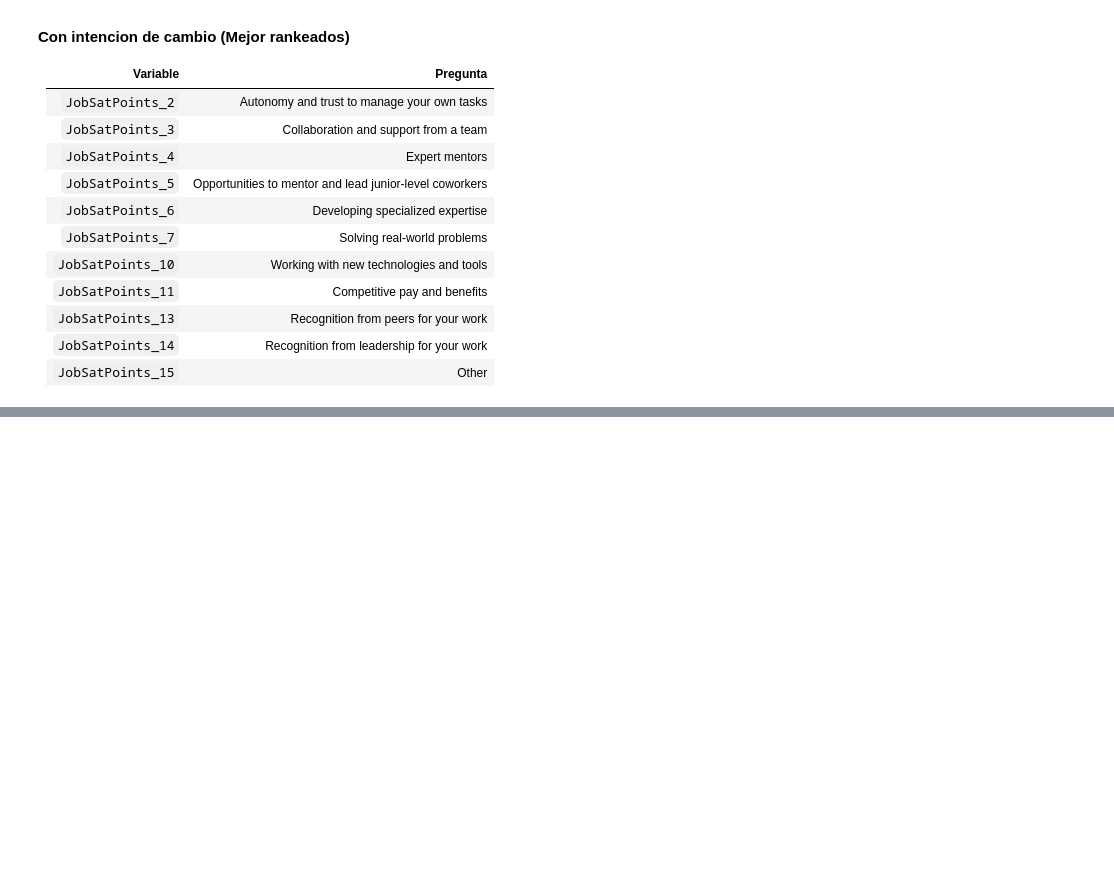
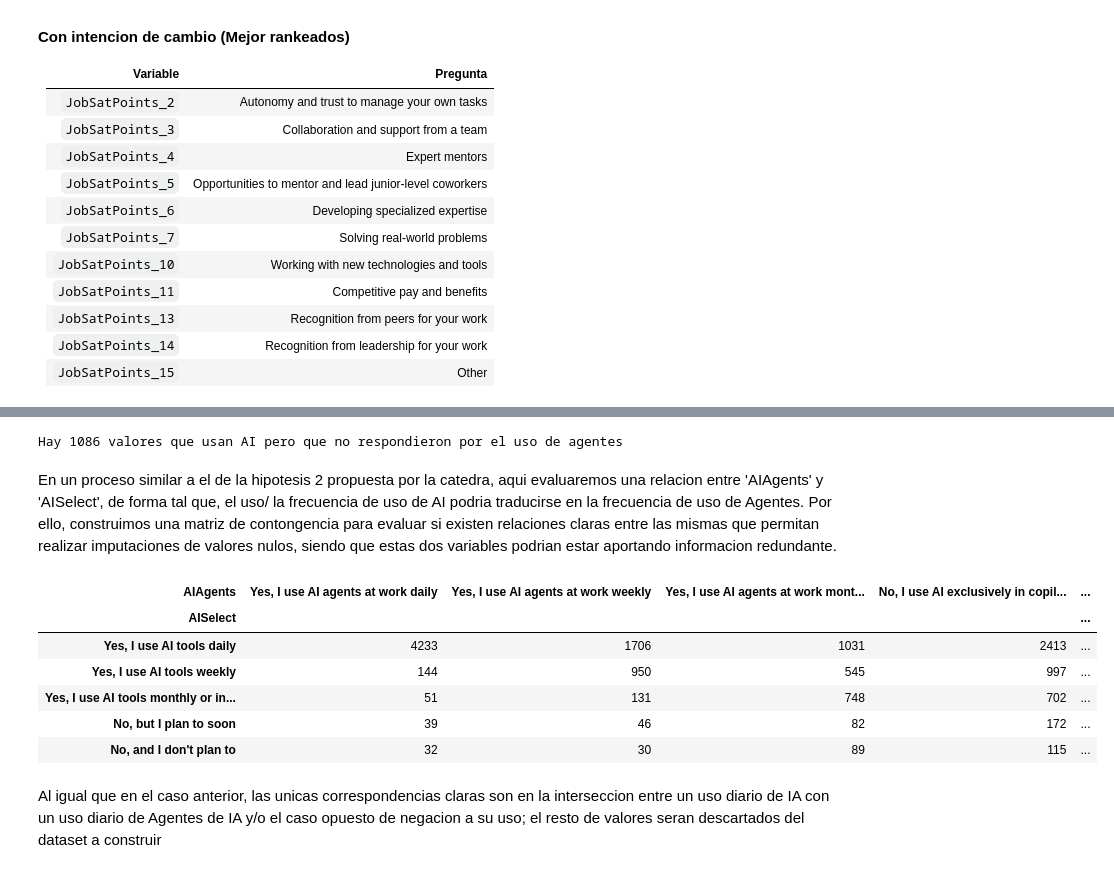
Before and after one commit to MateoGarrido13/StackOverflow-G23, a Jupyter notebook: Grupo23-Fund_C_Datos-StackOverflow.ipynb, the cells around one changed output, grey strips where cells are left out. Drawn from its saved outputs; the diff is of its cells as text; code cells hidden in the pictures; blank space fills up the shorter version.

```diff
--- a/Grupo23-Fund_C_Datos-StackOverflow.ipynb
+++ b/Grupo23-Fund_C_Datos-StackOverflow.ipynb
@@ -1341,0 +1367,73 @@ Observamos que valores cercanos a 15 (peor rankeados) en #1, #9 y #8, empujan al
+# %%
+# Nulos de AIAgents dentro de la poblacion (profesion y empleo).
+# AISelect se usa para ver si hay una moda con la que imputar, y despues se descarta.
+
+empleos = [
+    "Employed",
+    "Independent contractor, freelancer, or self-employed",
+]
+orden_org = [
+    "Just me - I am a freelancer, sole proprietor, etc.",
+    "Less than 20 employees",
+    "20 to 99 employees",
+    "100 to 499 employees",
+    "500 to 999 employees",
+    "1,000 to 4,999 employees",
+    "5,000 to 9,999 employees",
+    "10,000 or more employees",
+    # no consideramos a aquellos que no conocen el tamano de su empresa sera NaN tambien
+]
+
+orden_select = [
+    "Yes, I use AI tools daily",
+    "Yes, I use AI tools weekly",
+    "Yes, I use AI tools monthly or infrequently",
+    "No, but I plan to soon",
+    "No, and I don't plan to",
+]
+orden_agents = [
+    "Yes, I use AI agents at work daily",
+    "Yes, I use AI agents at work weekly",
+    "Yes, I use AI agents at work monthly or infrequently",
+    "No, I use AI exclusively in copilot/autocomplete mode",
+    "No, but I plan to",
+    "No, and I don't plan to",
+]
+
+
+respondio_emp_no_agents = (
+    df_interes["OrgSize"].notna()
+    & df_interes["OrgSize"].isin(orden_org)
+    & df_interes["AISelect"].notna()
+    & df_interes["AISelect"].isin(usa_ia)
+    & df_interes["AIAgents"].isna()
+).sum()
+print(f"Hay {respondio_emp_no_agents} valores que usan AI pero que no respondieron por el uso de agentes")
+# %% [output]
+Hay 1086 valores que usan AI pero que no respondieron por el uso de agentes
+# %% [markdown]
+En un proceso similar a el de la hipotesis 2 propuesta por la catedra, aqui evaluaremos una relacion entre 'AIAgents' y 'AISelect', de forma tal que, el uso/ la frecuencia de uso de AI podria traducirse en la frecuencia de uso de Agentes.
+Por ello, construimos una matriz de contongencia para evaluar si existen relaciones claras entre las mismas que permitan realizar imputaciones de valores nulos, siendo que estas dos variables podrian estar aportando informacion redundante.
+# %%
+# MAtriz de contingencia, evaluamos frecuencia de uso de IA('AISelect') con frecuencia de uso de Agentes('AIAgents')
+respondieron_agentes= (
+    df_interes["AISelect"].isin(orden_select) & df_interes["AIAgents"].notna()
+)
+
+contingencia_ai = pd.crosstab(
+    df_interes.loc[respondieron_agentes, "AISelect"],
+    df_interes.loc[respondieron_agentes, "AIAgents"],
+).reindex(index=orden_select, columns=orden_agents)
+
+
+display(contingencia_ai)
+# %% [output]
+| AIAgents | Yes, I use AI agents at work daily | Yes, I use AI agents at work weekly | Yes, I use AI agents at work mont... | No, I use AI exclusively in copil... | ... |
+| AISelect |  |  |  |  | ... |
+| Yes, I use AI tools daily | 4233 | 1706 | 1031 | 2413 | ... |
+| Yes, I use AI tools weekly | 144 | 950 | 545 | 997 | ... |
+| Yes, I use AI tools monthly or in... | 51 | 131 | 748 | 702 | ... |
+| No, but I plan to soon | 39 | 46 | 82 | 172 | ... |
+| No, and I don't plan to | 32 | 30 | 89 | 115 | ... |
+# %% [markdown]
+Al igual que en el caso anterior, las unicas correspondencias claras son en la interseccion entre un uso diario de IA con un uso diario de Agentes de IA y/o el caso opuesto de negacion a su uso; el resto de valores seran descartados del dataset a construir
```
Also changed, not shown: parts of 19 cells of this notebook, 1 other file.
